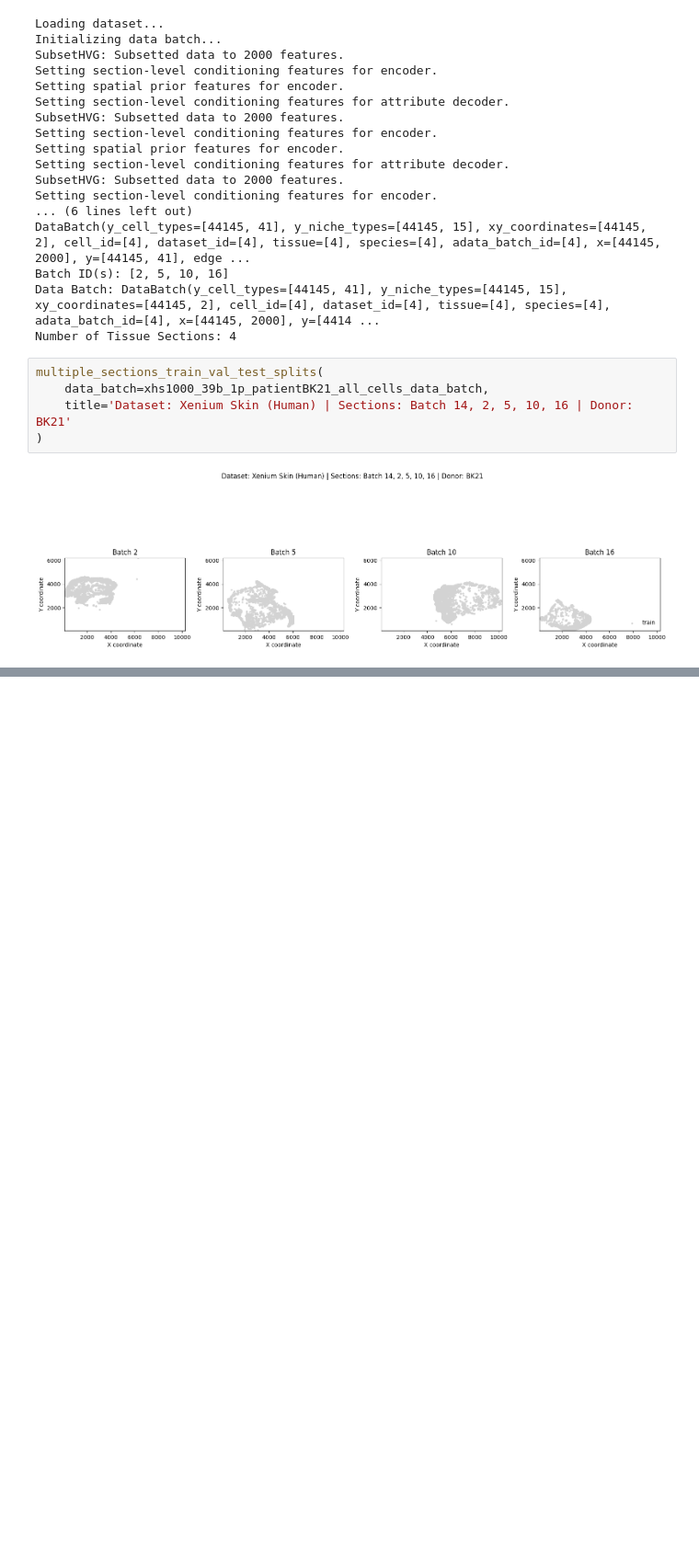
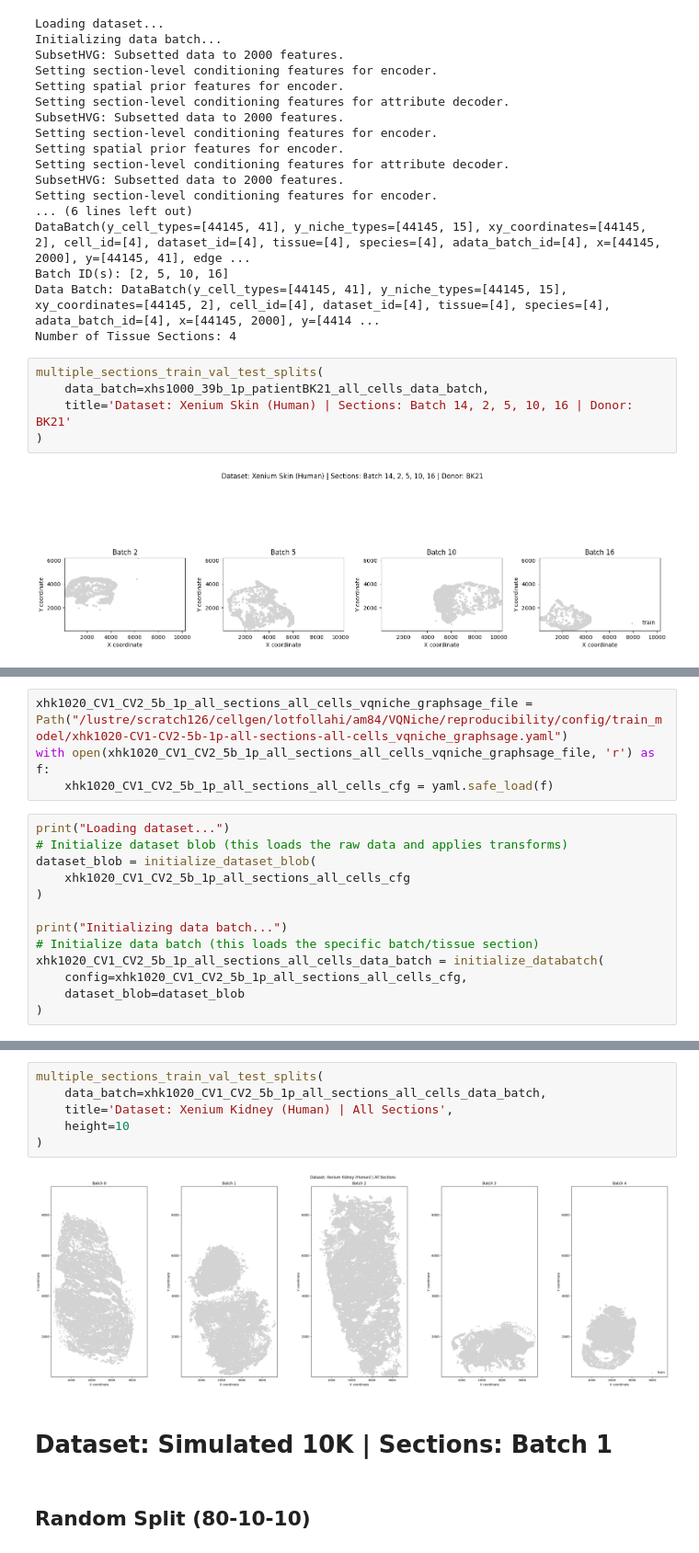
Before and after one commit to Lotfollahi-lab/squint-reproducibility, a Jupyter notebook: analysis/notebooks/train_val_test_splits.ipynb, the cells around one changed output, grey strips where cells are left out. Shown at 92% size. Saved outputs shown, nothing was run; the diff lists cells and outputs as text; blank space fills up the shorter version.

Commit message:
train-val-test split visualization for kidney and synthetic 10k data

```diff
--- a/analysis/notebooks/train_val_test_splits.ipynb
+++ b/analysis/notebooks/train_val_test_splits.ipynb
@@ -468,0 +471,17 @@ multiple_sections_train_val_test_splits(
+# %%
+xhk1020_CV1_CV2_5b_1p_all_sections_all_cells_vqniche_graphsage_file = Path("/lustre/scratch126/cellgen/lotfollahi/am84/VQNiche/reproducibility/config/train_model/xhk1020-CV1-CV2-5b-1p-all-sections-all-cells_vqniche_graphsage.yaml")
+with open(xhk1020_CV1_CV2_5b_1p_all_sections_all_cells_vqniche_graphsage_file, 'r') as f:
+    xhk1020_CV1_CV2_5b_1p_all_sections_all_cells_cfg = yaml.safe_load(f)
+# %%
+print("Loading dataset...")
+# Initialize dataset blob (this loads the raw data and applies transforms)
+dataset_blob = initialize_dataset_blob(
+    xhk1020_CV1_CV2_5b_1p_all_sections_all_cells_cfg
+)
+
+print("Initializing data batch...")
+# Initialize data batch (this loads the specific batch/tissue section)
+xhk1020_CV1_CV2_5b_1p_all_sections_all_cells_data_batch = initialize_databatch(
+    config=xhk1020_CV1_CV2_5b_1p_all_sections_all_cells_cfg,
+    dataset_blob=dataset_blob
+)
@@ -468,0 +506,12 @@ multiple_sections_train_val_test_splits(
+# %%
+multiple_sections_train_val_test_splits(
+    data_batch=xhk1020_CV1_CV2_5b_1p_all_sections_all_cells_data_batch,
+    title='Dataset: Xenium Kidney (Human) | All Sections',
+    height=10
+)
+# %% [output]
+[figure, added]
+# %% [markdown]
+# Dataset: Simulated 10K | Sections: Batch 1
+# %% [markdown]
+## Random Split (80-10-10)
```
Also changed, not shown: parts of 11 cells of this notebook.
